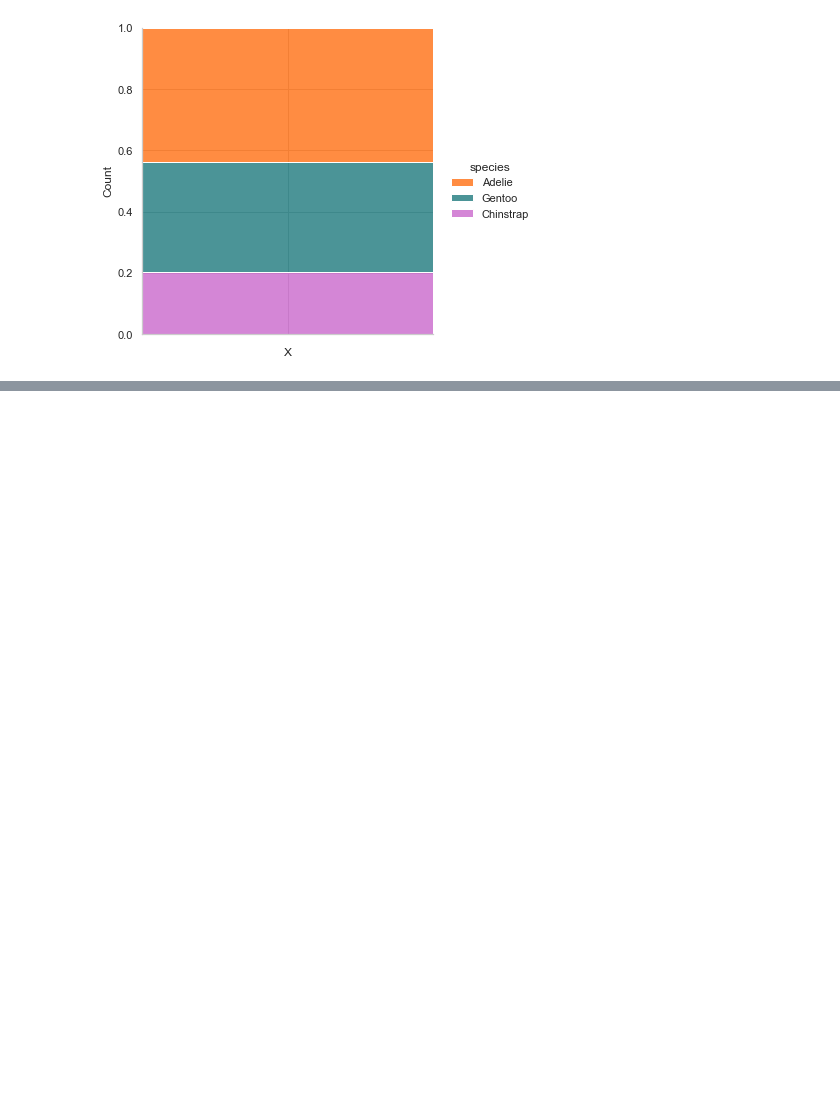
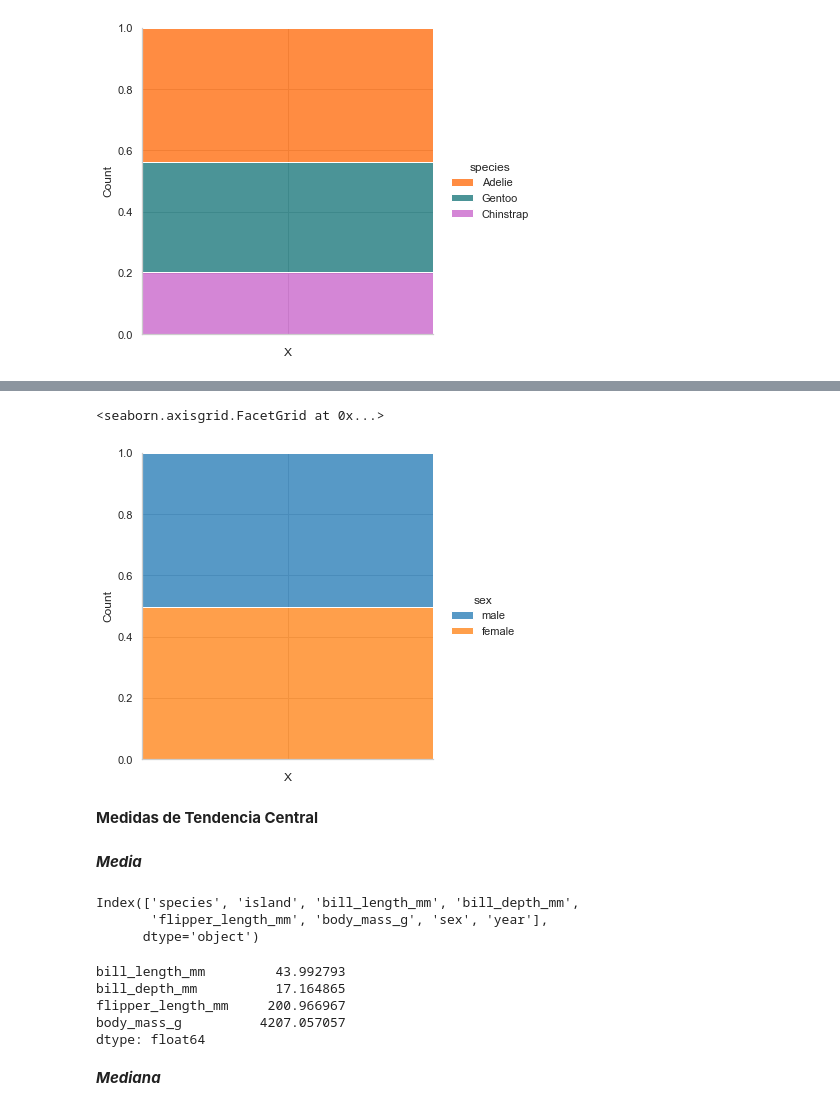
Before and after one commit to miguelfsosa/exploratory_analisis_penguin, a Jupyter notebook: Analisis_Exploratorio.ipynb, the cells around one changed output, grey strips where cells are left out. Saved outputs shown, nothing was run; the diff lists cells and outputs as text; code cells hidden in the pictures; blank space fills up the shorter version.

```diff
--- a/Analisis_Exploratorio.ipynb
+++ b/Analisis_Exploratorio.ipynb
@@ -311,0 +370,39 @@ sns.catplot(
+# %%
+(
+    process_penguin_df
+    .add_column('X', '')
+    .pipe(
+        lambda df:
+            sns.displot(
+                data = df,
+                x = 'X',
+                hue = 'sex',
+                multiple = 'fill'
+            )
+    )
+
+)
+# %% [output]
+<seaborn.axisgrid.FacetGrid at 0x...>
+[figure, added]
+# %% [markdown]
+**Medidas de Tendencia Central**
+# %% [markdown]
+***Media***
+# %%
+process_penguin_df.columns
+# %% [output]
+Index(['species', 'island', 'bill_length_mm', 'bill_depth_mm',
+       'flipper_length_mm', 'body_mass_g', 'sex', 'year'],
+      dtype='object')
+# %%
+process_penguin_df[['bill_length_mm', 'bill_depth_mm',
+       'flipper_length_mm', 'body_mass_g']].mean()
+# %% [output]
+bill_length_mm         43.992793
+bill_depth_mm          17.164865
+flipper_length_mm     200.966967
+body_mass_g          4207.057057
+dtype: float64
+# %% [markdown]
+***Mediana***
```
Also changed, not shown: parts of 27 cells of this notebook.
